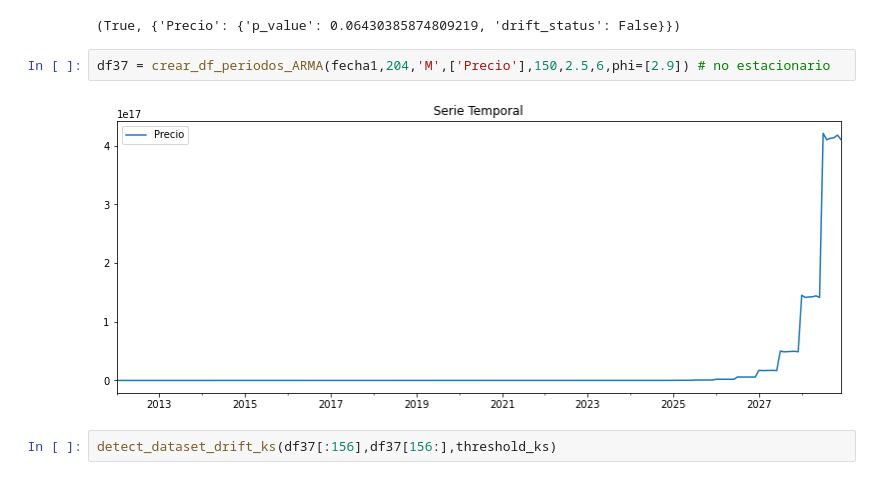
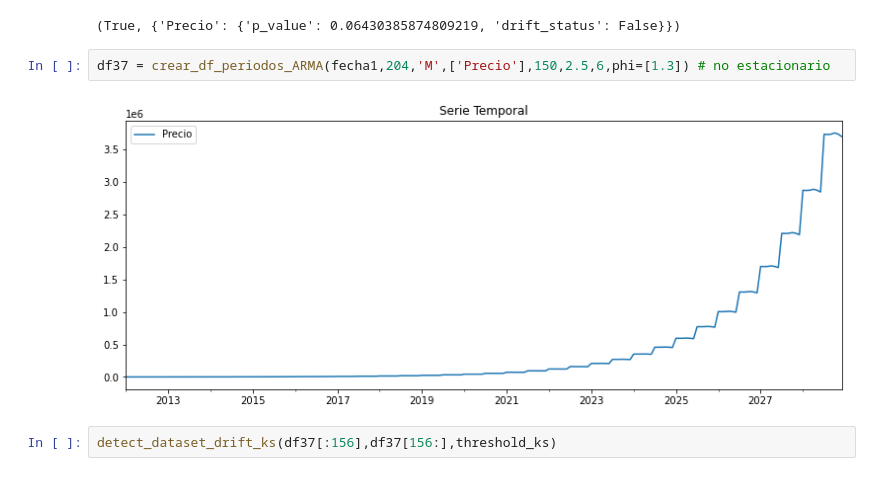
Before and after one commit to davidraamirez/drift-detection_data-augmentation, a Jupyter notebook: validacion/VAL_MODELOS.ipynb, the cells around one changed output. Drawn from its saved outputs; the diff is of its cells as text.

```diff
--- a/validacion/VAL_MODELOS.ipynb
+++ b/validacion/VAL_MODELOS.ipynb
@@ -365,9 +365,9 @@ detect_dataset_drift_ks(df36[:156],df36[156:],threshold_ks)
 # %% [output]
 (True, {'Precio': {'p_value': 0.06430385874809219, 'drift_status': False}})
 # %%
-df37 = crear_df_periodos_ARMA(fecha1,204,'M',['Precio'],150,2.5,6,phi=[2.9]) # no estacionario
+df37 = crear_df_periodos_ARMA(fecha1,204,'M',['Precio'],150,2.5,6,phi=[1.3]) # no estacionario
 # %% [output]
-[figure, old version]
+[figure, new version]
 # %%
 detect_dataset_drift_ks(df37[:156],df37[156:],threshold_ks)
 # %% [output]
```
Also changed, not shown: parts of 114 cells of this notebook.
